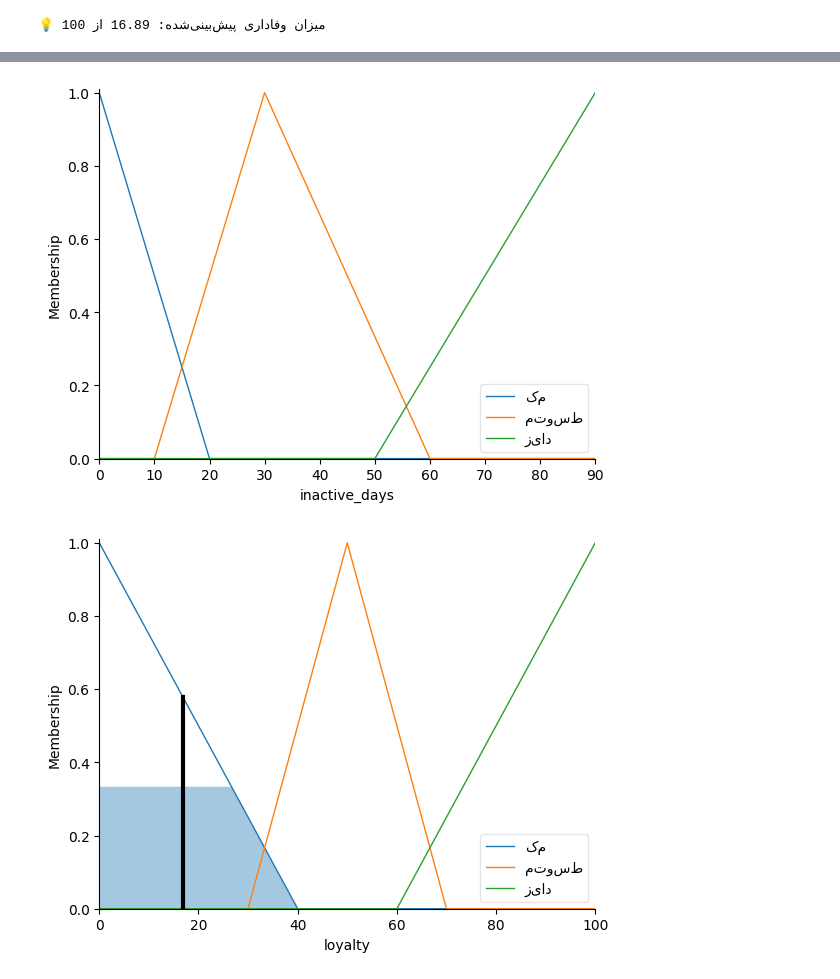
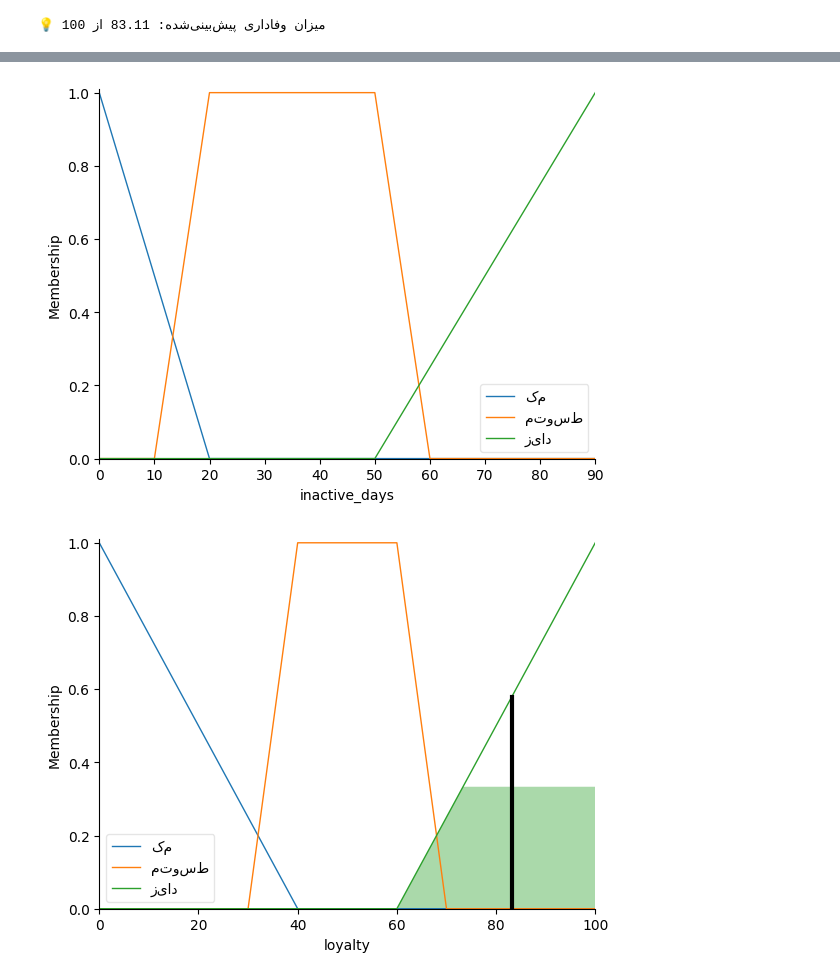
Before and after one commit to Shayanpouryazdan/Fuzzy-Logic, a Jupyter notebook: f.ipynb, the cells around one changed output, grey strips where cells are left out. Cells and saved outputs as stored; diff of their text form; code cells hidden in the pictures.

```diff
--- a/f.ipynb
+++ b/f.ipynb
@@ -2,6 +2,7 @@
 import numpy as np
 import skfuzzy as fuzz
 from skfuzzy import control as ctrl
+import matplotlib.pyplot as plt
 
 # -------------------------------
 # تعریف متغیرهای ورودی و خروجی
@@ -10,83 +11,90 @@ from skfuzzy import control as ctrl
 monthly_purchase = ctrl.Antecedent(np.arange(0, 21, 1), 'monthly_purchase')  # میلیون تومان
 discount_ratio = ctrl.Antecedent(np.arange(0, 101, 1), 'discount_ratio')      # درصد
 membership_duration = ctrl.Antecedent(np.arange(0, 37, 1), 'membership_duration')  # ماه
-inactive_days = ctrl.Antecedent(np.arange(0, 91, 1), 'inactive_days')  # حداکثر 3 ماه (90 روز)
+inactive_days = ctrl.Antecedent(np.arange(0, 91, 1), 'inactive_days')  # روز
 
-loyalty = ctrl.Consequent(np.arange(0, 101, 1), 'loyalty')
+loyalty = ctrl.Consequent(np.arange(0, 101, 1), 'loyalty')  # از 0 تا 100
 
 # -------------------------------
 # توابع عضویت
 # -------------------------------
 
+# خرید ماهانه
 monthly_purchase['کم'] = fuzz.trimf(monthly_purchase.universe, [0, 0, 5])
-monthly_purchase['متوسط'] = fuzz.trimf(monthly_purchase.universe, [3, 10, 15])
+monthly_purchase['متوسط'] = fuzz.trapmf(monthly_purchase.universe, [3, 6, 10, 13])  # ذوزنقه‌ای
 monthly_purchase['زیاد'] = fuzz.trimf(monthly_purchase.universe, [10, 20, 20])
 
+# درصد تخفیف
+discount_ratio['پایین'] = fuzz.trimf(discount_ratio.universe, [0, 0, 40])
+discount_ratio['متوسط'] = fuzz.trapmf(discount_ratio.universe, [30, 40, 60, 70])  # ذوزنقه‌ای
 discount_ratio['بالا'] = fuzz.trimf(discount_ratio.universe, [70, 100, 100])
-discount_ratio['متوسط'] = fuzz.trimf(discount_ratio.universe, [30, 50, 70])
-discount_ratio['پایین'] = fuzz.trimf(discount_ratio.universe, [0, 0, 40])
 
+# مدت عضویت
 membership_duration['کوتاه'] = fuzz.trimf(membership_duration.universe, [0, 0, 6])
-membership_duration['متوسط'] = fuzz.trimf(membership_duration.universe, [3, 12, 18])
+membership_duration['متوسط'] = fuzz.trapmf(membership_duration.universe, [3, 6, 15, 18])  # ذوزنقه‌ای
 membership_duration['طولانی'] = fuzz.trimf(membership_duration.universe, [12, 36, 36])
 
+# روزهای غیرفعال
 inactive_days['کم'] = fuzz.trimf(inactive_days.universe, [0, 0, 20])
-inactive_days['متوسط'] = fuzz.trimf(inactive_days.universe, [10, 30, 60])
+inactive_days['متوسط'] = fuzz.trapmf(inactive_days.universe, [10, 20, 50, 60])  # ذوزنقه‌ای
 inactive_days['زیاد'] = fuzz.trimf(inactive_days.universe, [50, 90, 90])
 
+# وفاداری
 loyalty['کم'] = fuzz.trimf(loyalty.universe, [0, 0, 40])
-loyalty['متوسط'] = fuzz.trimf(loyalty.universe, [30, 50, 70])
+loyalty['متوسط'] = fuzz.trapmf(loyalty.universe, [30, 40, 60, 70])  # ذوزنقه‌ای
 loyalty['زیاد'] = fuzz.trimf(loyalty.universe, [60, 100, 100])
 
 # -------------------------------
-# قوانین فازی
+# قوانین فازی (بر اساس جدول)
 # -------------------------------
 
 rules = [
     ctrl.Rule(monthly_purchase['زیاد'] & discount_ratio['پایین'] & membership_duration['طولانی'] & inactive_days['کم'], loyalty['زیاد']),
+    ctrl.Rule(monthly_purchase['زیاد'] & discount_ratio['پایین'] & membership_duration['متوسط'] & inactive_days['کم'], loyalty['زیاد']),
+    ctrl.Rule(monthly_purchase['زیاد'] & discount_ratio['پایین'] & membership_duration['طولانی'] & inactive_days['متوسط'], loyalty['زیاد']),
+    ctrl.Rule(monthly_purchase['زیاد'] & discount_ratio['بالا'] & membership_duration['کوتاه'] & inactive_days['زیاد'], loyalty['کم']),
+    ctrl.Rule(monthly_purchase['زیاد'] & discount_ratio['بالا'] & membership_duration['طولانی'] & inactive_days['زیاد'], loyalty['متوسط']),
+    ctrl.Rule(monthly_purchase['متوسط'] & discount_ratio['پایین'] & membership_duration['طولانی'] & inactive_days['کم'], loyalty['زیاد']),
     ctrl.Rule(monthly_purchase['متوسط'] & discount_ratio['متوسط'] & membership_duration['متوسط'] & inactive_days['متوسط'], loyalty['متوسط']),
-    ctrl.Rule(monthly_purchase['کم'] | discount_ratio['بالا'] | inactive_days['زیاد'], loyalty['کم']),
-    ctrl.Rule(membership_duration['طولانی'] & discount_ratio['پایین'], loyalty['زیاد']),
-    ctrl.Rule(monthly_purchase['زیاد'] & inactive_days['زیاد'], loyalty['متوسط']),
-    ctrl.Rule(monthly_purchase['کم'] & inactive_days['زیاد'], loyalty['کم']),
+    ctrl.Rule(monthly_purchase['متوسط'] & discount_ratio['بالا'] & membership_duration['کوتاه'] & inactive_days['زیاد'], loyalty['کم']),
+    ctrl.Rule(monthly_purchase['متوسط'] & discount_ratio['بالا'] & membership_duration['طولانی'] & inactive_days['کم'], loyalty['متوسط']),
+    ctrl.Rule(monthly_purchase['کم'] & discount_ratio['پایین'] & membership_duration['کوتاه'] & inactive_days['کم'], loyalty['متوسط']),
+    ctrl.Rule(monthly_purchase['کم'] & discount_ratio['متوسط'] & membership_duration['متوسط'] & inactive_days['زیاد'], loyalty['کم']),
+    ctrl.Rule(monthly_purchase['کم'] & discount_ratio['بالا'] & membership_duration['کوتاه'] & inactive_days['زیاد'], loyalty['کم']),
+    ctrl.Rule(monthly_purchase['کم'] & discount_ratio['پایین'] & membership_duration['طولانی'] & inactive_days['کم'], loyalty['متوسط']),
+    ctrl.Rule(monthly_purchase['متوسط'] & discount_ratio['پایین'] & membership_duration['متوسط'] & inactive_days['متوسط'], loyalty['متوسط']),
+    ctrl.Rule(monthly_purchase['زیاد'] & discount_ratio['متوسط'] & membership_duration['متوسط'] & inactive_days['متوسط'], loyalty['زیاد']),
+    ctrl.Rule(monthly_purchase['کم'] & discount_ratio['بالا'] & membership_duration['طولانی'] & inactive_days['زیاد'], loyalty['متوسط']),
 ]
 
 # -------------------------------
-# ساخت سیستم کنترل و شبیه‌سازی
+# ساخت سیستم فازی و شبیه‌سازی
 # -------------------------------
 
 loyalty_ctrl = ctrl.ControlSystem(rules)
 loyalty_sim = ctrl.ControlSystemSimulation(loyalty_ctrl)
 
 # -------------------------------
-# مقداردهی ورودی‌ها (نمونه تست)
+# مقداردهی تستی ورودی‌ها
 # -------------------------------
 
-loyalty_sim.input['monthly_purchase'] = 12  # میلیون تومان
-loyalty_sim.input['discount_ratio'] = 80    # درصد
-loyalty_sim.input['membership_duration'] = 100 # ماه
-loyalty_sim.input['inactive_days'] = 10     # روز
+loyalty_sim.input['monthly_purchase'] = 12
+loyalty_sim.input['discount_ratio'] = 10
+loyalty_sim.input['membership_duration'] = 30
+loyalty_sim.input['inactive_days'] = 10
 
-# اجرای سیستم
+# اجرای سیستم فازی
 loyalty_sim.compute()
 
 # خروجی
 print(f"💡 میزان وفاداری پیش‌بینی‌شده: {loyalty_sim.output['loyalty']:.2f} از 100")
 
-# نمایش گراف خروجی (اختیاری)
-# loyalty.view(sim=loyalty_sim)
-import matplotlib.pyplot as plt
-
-# نمایش گراف توابع عضویت ورودی‌ها
+# نمایش گراف‌ها
 monthly_purchase.view()
 discount_ratio.view()
 membership_duration.view()
 inactive_days.view()
-
-# نمایش گراف خروجی
 loyalty.view(sim=loyalty_sim)
-
-# نمایش همه‌ی گراف‌ها با plt.show()
 plt.show()
 # %% [output]
-💡 میزان وفاداری پیش‌بینی‌شده: 16.89 از 100
+💡 میزان وفاداری پیش‌بینی‌شده: 83.11 از 100
@@ -96,2 +104,2 @@ plt.show()
-[figure, old version]
+[figure, new version]
-[figure, old version]
+[figure, new version]
```
Also changed, not shown: parts of 1 cell of this notebook.
